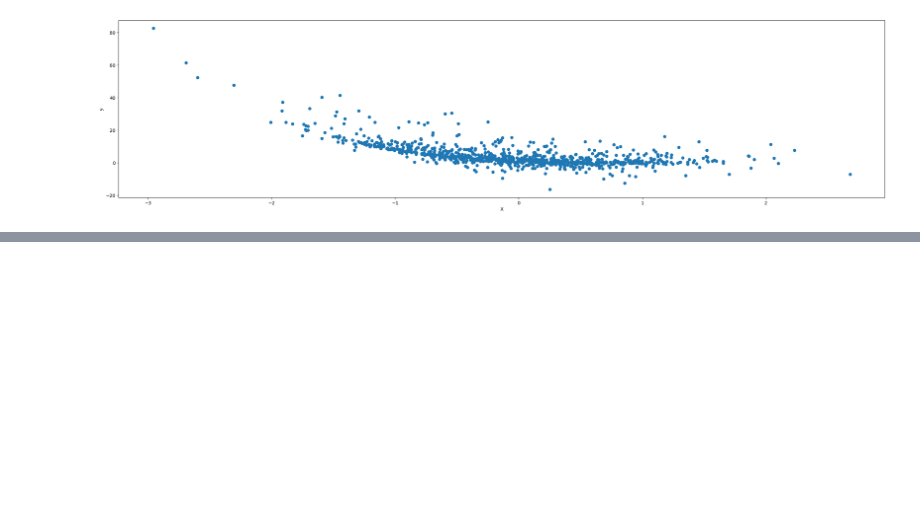
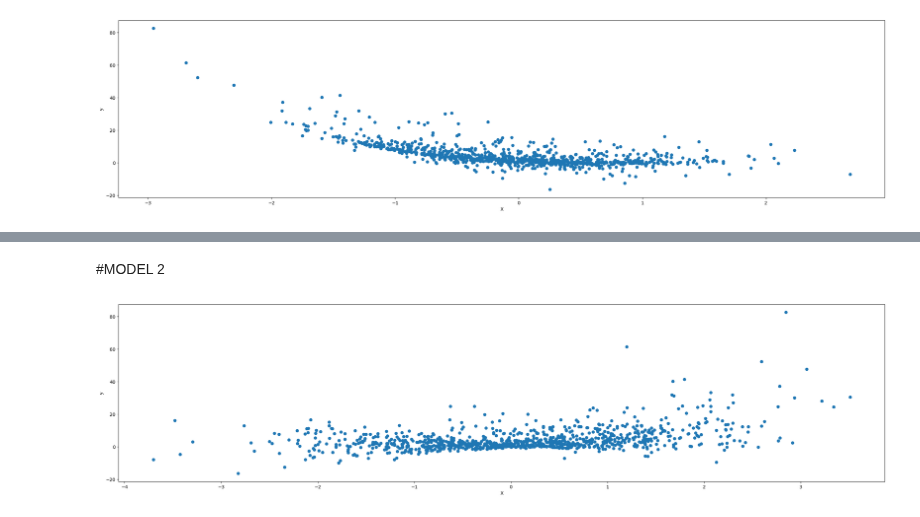
Before and after one commit to MuhammadTarek10/ML-DL, a Jupyter notebook: ml-dl-intro/tasks/poly.ipynb, the cells around one changed output, grey strips where cells are left out. Saved outputs shown, nothing was run; the diff lists cells and outputs as text; code cells hidden in the pictures; blank space fills up the shorter version.

```diff
--- a/ml-dl-intro/tasks/poly.ipynb
+++ b/ml-dl-intro/tasks/poly.ipynb
@@ -50,0 +235,14 @@ plt.show()
+# %% [markdown]
+#MODEL 2
+# %%
+data_copy = data.copy()
+X = data_copy['x2']
+y = data_copy['y']
+
+plt.figure(figsize = (30,7))
+plt.scatter(X, y)
+plt.xlabel("X")
+plt.ylabel("y")
+plt.show()
+# %% [output]
+[figure, added]
```
Also changed, not shown: parts of 34 cells of this notebook.
